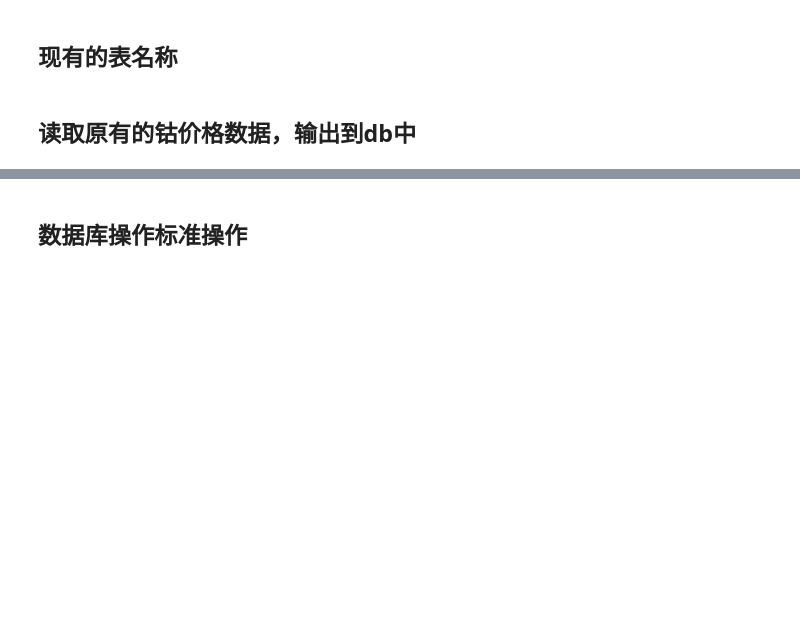
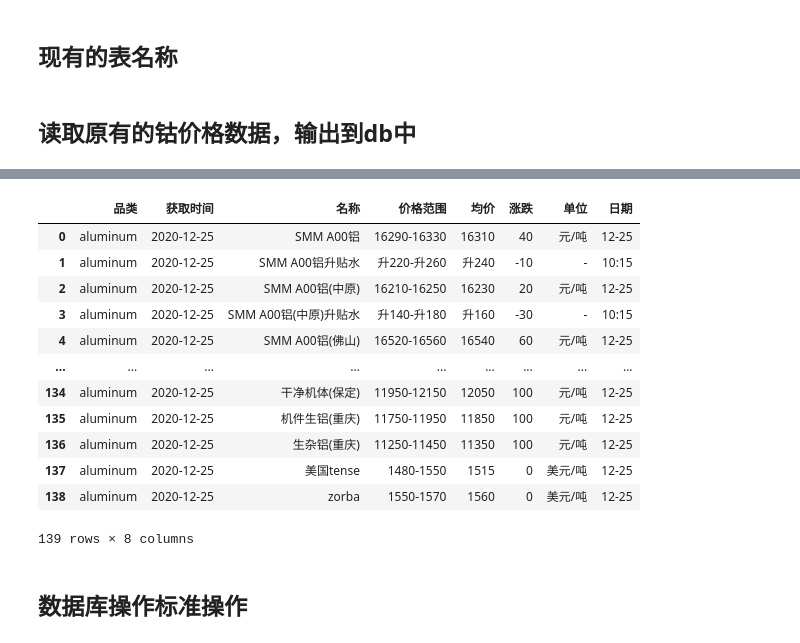
Before and after one commit to uestcmee/my_scheduled_app, a Jupyter notebook: 做一些数据处理.ipynb, the cells around one changed output, grey strips where cells are left out. Cells and saved outputs as stored; diff of their text form; code cells hidden in the pictures; blank space fills up the shorter version.

```diff
--- a/做一些数据处理.ipynb
+++ b/做一些数据处理.ipynb
@@ -72,15 +72,21 @@ fail：什么都不干
 
 import os
 files=os.listdir(path)
-for file in files:
+for i,file in enumerate(files):
+    now_process=int((i+1)/len(files)*100)
     file_name=(file[:-4])
     the_type=file_name.split('_')[0]
     fetch_time=file_name.split('_')[1]
-    print('.',end='')
+    print('\r[{}{}]{}%'.format('='*now_process,' '*(100-now_process),now_process),end='')
     df=pd.read_excel(path+file,index_col=0)
     df.insert(0,'品类',the_type)
     df.insert(1,'获取时间',fetch_time)
     """根本没用呀！！数据库里类型还是float"""
-#     for one in df.columns.tolist():
-#         df[one]=df[one].astype('object')
+    for one in df.columns.tolist():
+        df[one]=df[one].astype('object')
+    df=df[df['涨跌']!='-']
+    df['名称'] = df['名称'].apply(lambda x: x.split('\n')[0]) # 名称简化
+    df=df.drop
+
+#     print(df.dtypes)
     df.to_sql(the_type,engine,if_exists='append')
@@ -89,10 +94,0 @@ for file in files:
-# %%
-from sqlalchemy import create_engine
-engine=create_engine('sqlite:///锂产业链价格.db')
-
-exisit_list=[x[0] for x in GetTables('锂产业链价格.db')];
-for table_name in exisit_list:
-    print(table_name)
-    df=pd.read_sql(table_name,engine,index_col='index').drop_duplicates()
-#     print(df)
-    df.to_sql(table_name,engine,if_exists='replace')
@@ -98,0 +110,18 @@ for table_name in exisit_list:
+# %%
+today_df=df
+today_df['名称'] = today_df['名称'].apply(lambda x: x.split('\n')[0]) # 名称简化
+today_df
+# %% [output]
+|  | 品类 | 获取时间 | 名称 | 价格范围 | 均价 | 涨跌 | 单位 | 日期 |
+| 0 | aluminum | 2020-12-25 | SMM A00铝 | 16290-16330 | 16310 | 40 | 元/吨 | 12-25 |
+| 1 | aluminum | 2020-12-25 | SMM A00铝升贴水 | 升220-升260 | 升240 | -10 | - | 10:15 |
+| 2 | aluminum | 2020-12-25 | SMM A00铝(中原) | 16210-16250 | 16230 | 20 | 元/吨 | 12-25 |
+| 3 | aluminum | 2020-12-25 | SMM A00铝(中原)升贴水 | 升140-升180 | 升160 | -30 | - | 10:15 |
+| 4 | aluminum | 2020-12-25 | SMM A00铝(佛山) | 16520-16560 | 16540 | 60 | 元/吨 | 12-25 |
+| ... | ... | ... | ... | ... | ... | ... | ... | ... |
+| 134 | aluminum | 2020-12-25 | 干净机体(保定) | 11950-12150 | 12050 | 100 | 元/吨 | 12-25 |
+| 135 | aluminum | 2020-12-25 | 机件生铝(重庆) | 11750-11950 | 11850 | 100 | 元/吨 | 12-25 |
+| 136 | aluminum | 2020-12-25 | 生杂铝(重庆) | 11250-11450 | 11350 | 100 | 元/吨 | 12-25 |
+| 137 | aluminum | 2020-12-25 | 美国tense | 1480-1550 | 1515 | 0 | 美元/吨 | 12-25 |
+| 138 | aluminum | 2020-12-25 | zorba | 1550-1570 | 1560 | 0 | 美元/吨 | 12-25 |
+139 rows × 8 columns
```
Also changed, not shown: parts of 18 cells of this notebook, 2 other files.
